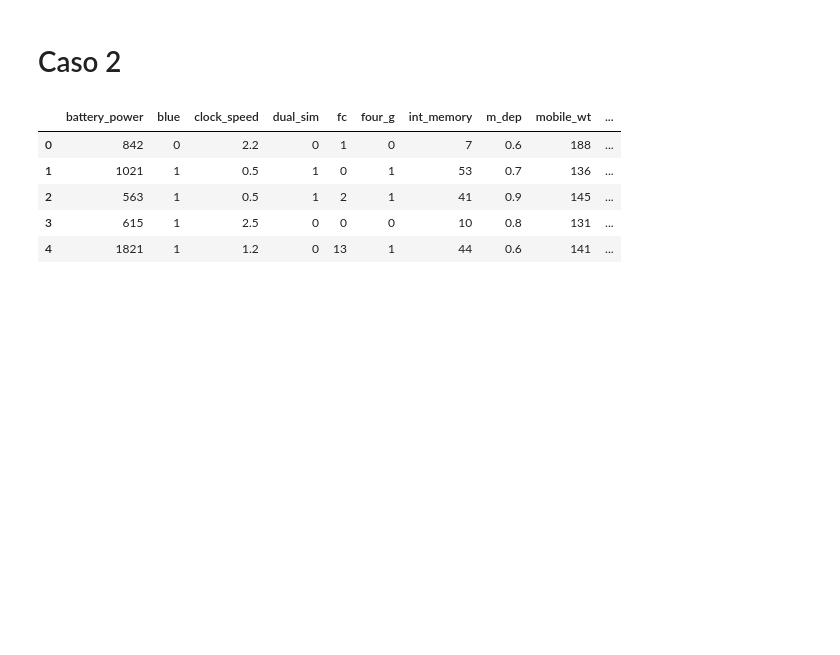
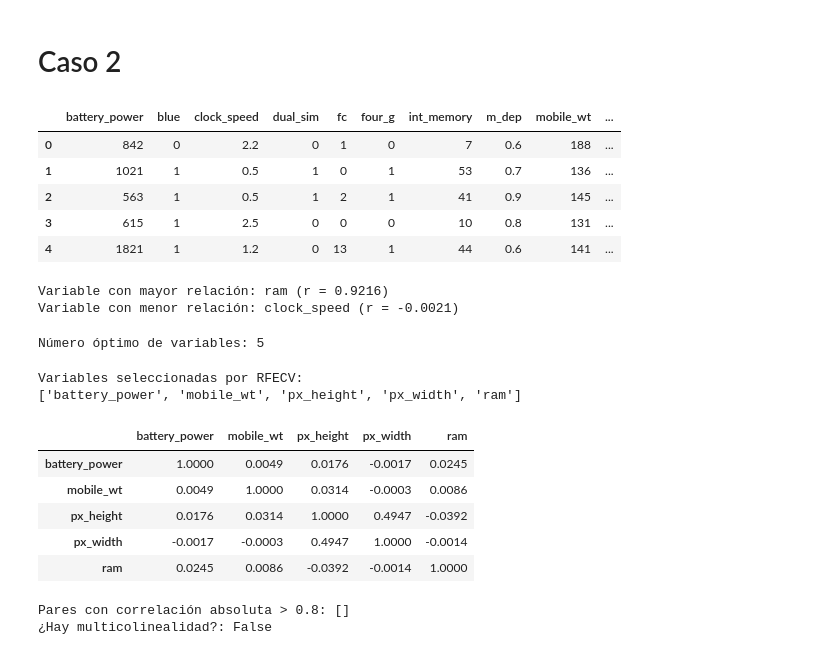
Before and after one commit to SkimpyVessel-193/linear_regression_intro_610439, a Jupyter notebook: Examen 2do Parcial/examen_2do_parcial.ipynb, the cells around one changed output. Cells and saved outputs as stored; diff of their text form; code cells hidden in the pictures; blank space fills up the shorter version.

```diff
--- a/Examen 2do Parcial/examen_2do_parcial.ipynb
+++ b/Examen 2do Parcial/examen_2do_parcial.ipynb
@@ -308,0 +332,71 @@ df.head()
+# %%
+# Codificar el target según su orden natural para calcular correlaciones de Pearson.
+orden_numerico = {'Low': 0, 'Mid_Low': 1, 'Mid': 2, 'High': 3}
+target_ordinal = df['price_range'].map(orden_numerico)
+correlaciones = df.drop(columns='price_range').corrwith(target_ordinal)
+
+variable_mayor = correlaciones.abs().idxmax()
+variable_menor = correlaciones.abs().idxmin()
+
+print(f"Variable con mayor relación: {variable_mayor} (r = {correlaciones[variable_mayor]:.4f})")
+print(f"Variable con menor relación: {variable_menor} (r = {correlaciones[variable_menor]:.4f})")
+# %% [output]
+Variable con mayor relación: ram (r = 0.9216)
+Variable con menor relación: clock_speed (r = -0.0021)
+# %%
+from sklearn.feature_selection import RFECV
+from sklearn.linear_model import LogisticRegression
+from sklearn.model_selection import train_test_split
+from sklearn.preprocessing import StandardScaler
+
+X = df.drop(columns='price_range')
+y = df['price_range']
+
+X_train, X_test, y_train, y_test = train_test_split(
+    X, y, test_size=0.2, random_state=0
+)
+
+escalador = StandardScaler().fit(X_train)
+X_train_scaled = pd.DataFrame(
+    escalador.transform(X_train), columns=X.columns, index=X_train.index
+)
+X_test_scaled = pd.DataFrame(
+    escalador.transform(X_test), columns=X.columns, index=X_test.index
+)
+
+estimador_rfecv = LogisticRegression(random_state=0, max_iter=500)
+rfecv = RFECV(estimator=estimador_rfecv, cv=5)
+rfecv.fit(X_train_scaled, y_train)
+
+print(f'Número óptimo de variables: {rfecv.n_features_}')
+# %% [output]
+Número óptimo de variables: 5
+# %%
+variables_seleccionadas = X.columns[rfecv.support_]
+print('Variables seleccionadas por RFECV:')
+print(variables_seleccionadas.tolist())
+# %% [output]
+Variables seleccionadas por RFECV:
+['battery_power', 'mobile_wt', 'px_height', 'px_width', 'ram']
+# %%
+correlacion_seleccionadas = X_train[variables_seleccionadas].corr()
+display(correlacion_seleccionadas.round(4))
+
+correlacion_abs = correlacion_seleccionadas.abs()
+indices_superiores = np.triu_indices_from(correlacion_abs, k=1)
+pares_multicolineales = [
+    (correlacion_abs.columns[i], correlacion_abs.columns[j], correlacion_abs.iloc[i, j])
+    for i, j in zip(*indices_superiores)
+    if correlacion_abs.iloc[i, j] > 0.8
+]
+print('Pares con correlación absoluta > 0.8:', pares_multicolineales)
+print('¿Hay multicolinealidad?:', bool(pares_multicolineales))
+# %% [output]
+|  | battery_power | mobile_wt | px_height | px_width | ram |
+| battery_power | 1.0000 | 0.0049 | 0.0176 | -0.0017 | 0.0245 |
+| mobile_wt | 0.0049 | 1.0000 | 0.0314 | -0.0003 | 0.0086 |
+| px_height | 0.0176 | 0.0314 | 1.0000 | 0.4947 | -0.0392 |
+| px_width | -0.0017 | -0.0003 | 0.4947 | 1.0000 | -0.0014 |
+| ram | 0.0245 | 0.0086 | -0.0392 | -0.0014 | 1.0000 |
+Pares con correlación absoluta > 0.8: []
+¿Hay multicolinealidad?: False
```
Also changed, not shown: parts of 4 cells of this notebook.
